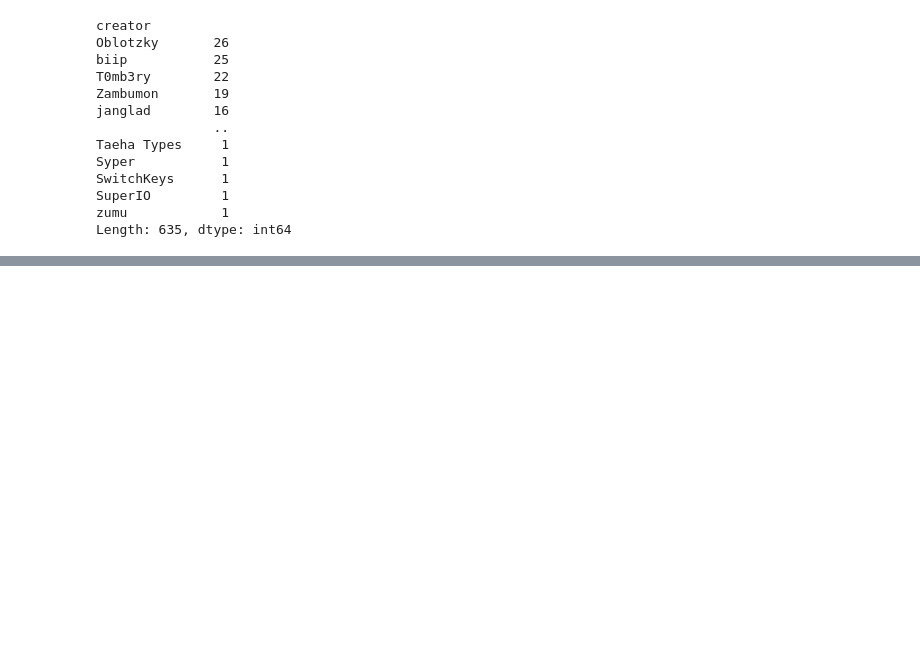
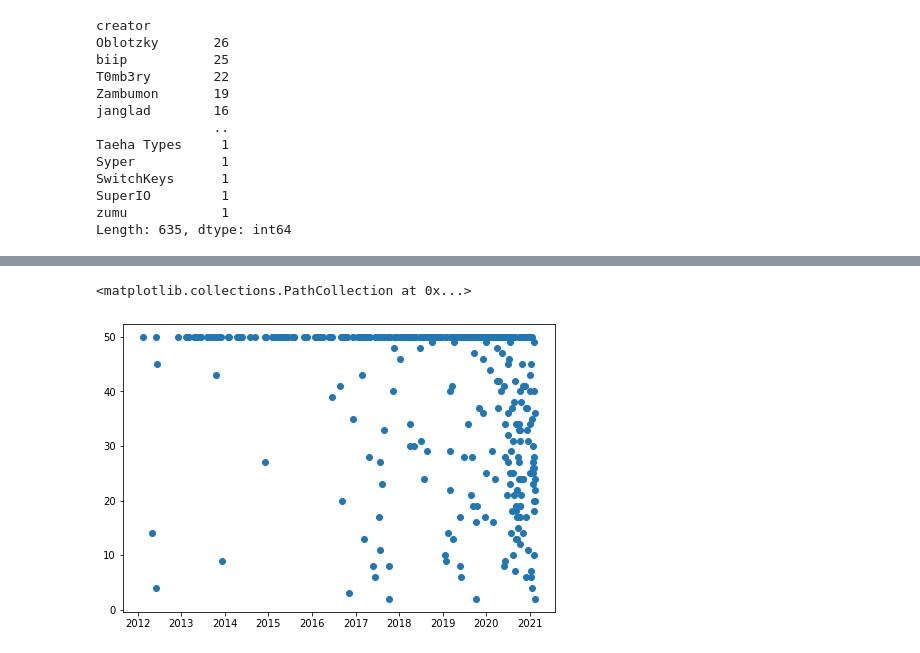
Before and after one commit to mattsalinero/mechanalysis, a Jupyter notebook: mechexplore.ipynb, the cells around one changed output, grey strips where cells are left out. Saved outputs shown, nothing was run; the diff lists cells and outputs as text; code cells hidden in the pictures; blank space fills up the shorter version.

```diff
--- a/mechexplore.ipynb
+++ b/mechexplore.ipynb
@@ -223,0 +157,3 @@ capdf.to_csv("data/210122topiclist.csv", columns=["topic_id"], index=False)
+# %%
+groupbuy_df = keycap_df.loc[keycap_df['board'] == "70"]
+groupbuy_df.head()
@@ -223,0 +167,7 @@ capdf.to_csv("data/210122topiclist.csv", columns=["topic_id"], index=False)
+# %%
+gb_scatter = plt.figure()
+scatter_ax1 = gb_scatter.add_axes([1, 1, 1, 1])
+scatter_ax1.scatter(groupbuy_df['topic_created'], groupbuy_df['num_posts'])
+# %% [output]
+<matplotlib.collections.PathCollection at 0x...>
+[figure, added]
```
Also changed, not shown: parts of 36 cells of this notebook, 1 other file.
